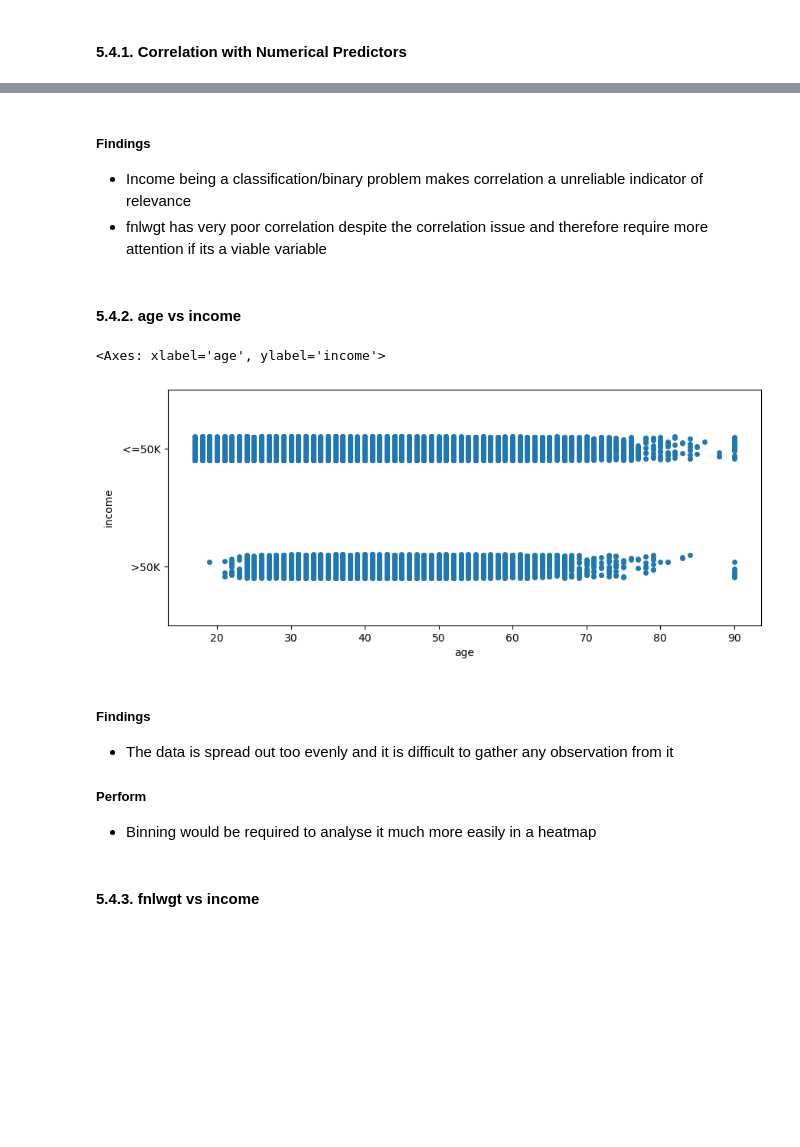
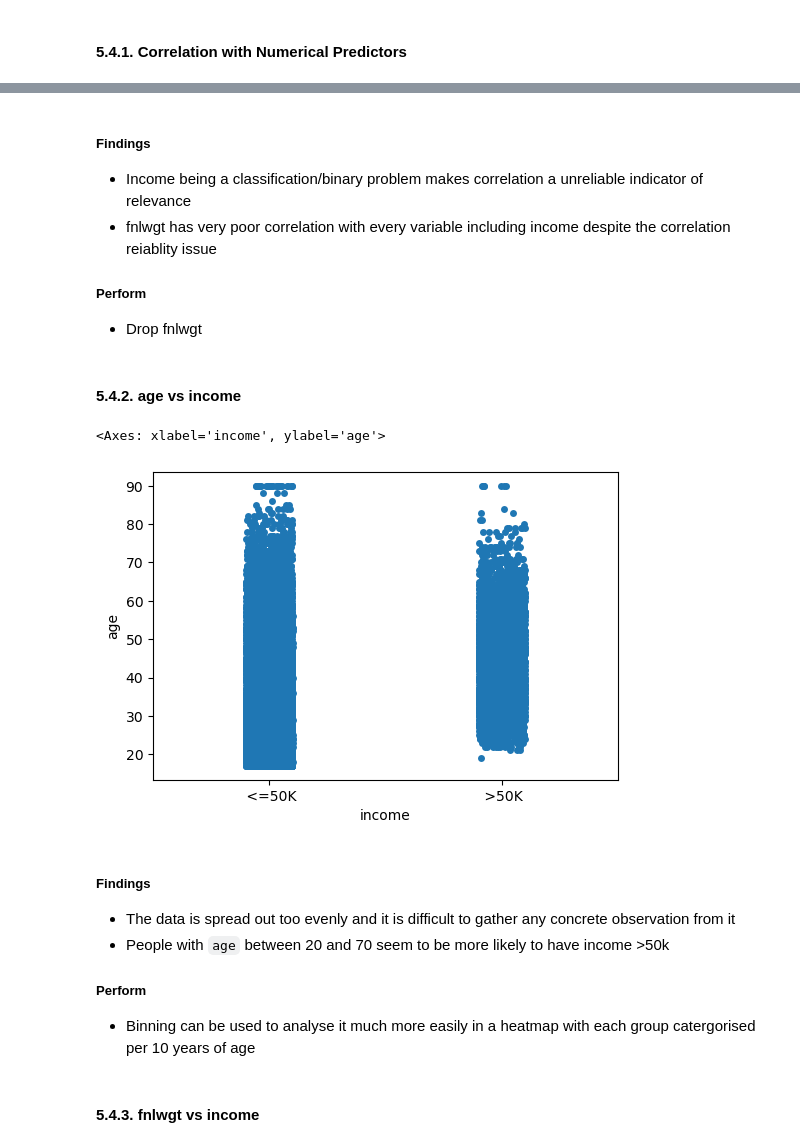
Before and after one commit to Pytode2000/Adult-Census-Income-Machine-Learning-Project, a Jupyter notebook: notebook.ipynb, the cells around one changed output, grey strips where cells are left out. Cells and saved outputs as stored; diff of their text form; code cells hidden in the pictures; blank space fills up the shorter version.

```diff
--- a/notebook.ipynb
+++ b/notebook.ipynb
@@ -774,22 +770,26 @@ adult_data_corr[['age','fnlwgt','education-num','capital-gain','capital-loss','h
 # %% [markdown]
 ##### Findings
 - Income being a classification/binary problem makes correlation a unreliable indicator of relevance
-- fnlwgt has very poor correlation despite the correlation issue and therefore require more attention if its a viable variable
+- fnlwgt has very poor correlation with every variable including income despite the correlation reiablity issue
+
+##### Perform
+- Drop fnlwgt
 # %% [markdown]
 #### 5.4.2. age vs income
 # %%
-f = plt.pyplot.figure(figsize=(10, 4))
+f = plt.pyplot.figure(figsize=(6, 4))
 
-sns.stripplot(x = 'age', y = 'income', data = adult_data)
+sns.stripplot(x = 'income', y = 'age', data = adult_data)
 # %% [output]
-<Axes: xlabel='age', ylabel='income'>
+<Axes: xlabel='income', ylabel='age'>
-[figure, old version]
+[figure, new version]
 # %% [markdown]
 ##### Findings
-- The data is spread out too evenly and it is difficult to gather any observation from it
+- The data is spread out too evenly and it is difficult to gather any concrete observation from it
+- People with `age` between 20 and 70 seem to be more likely to have income >50k
 
 ##### Perform
-- Binning would be required to analyse it much more easily in a heatmap
+- Binning can be used to analyse it much more easily in a heatmap with each group catergorised per 10 years of age
 # %% [markdown]
 #### 5.4.3. fnlwgt vs income
 # %%
```
Also changed, not shown: parts of 20 cells of this notebook.
